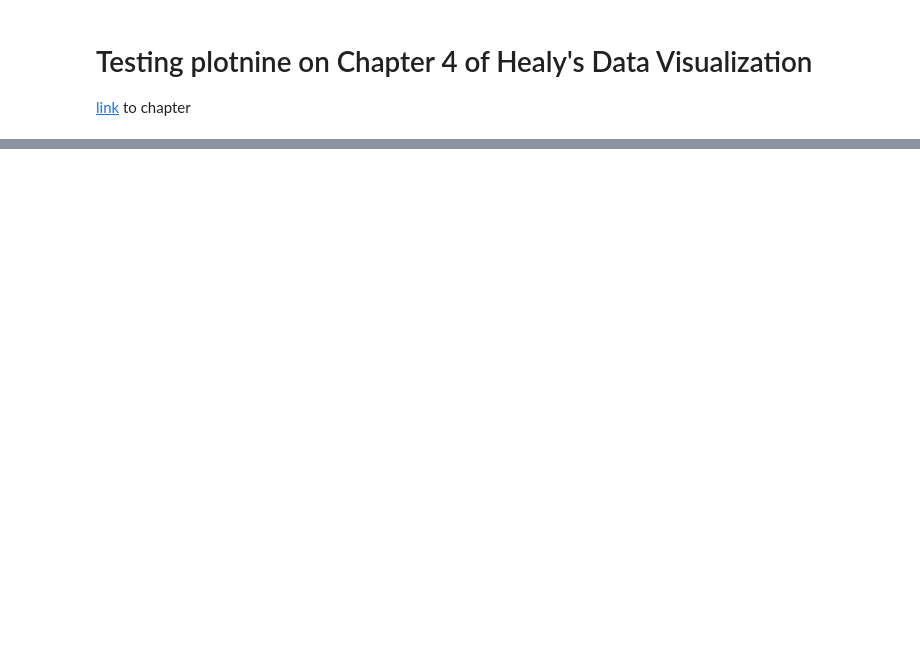
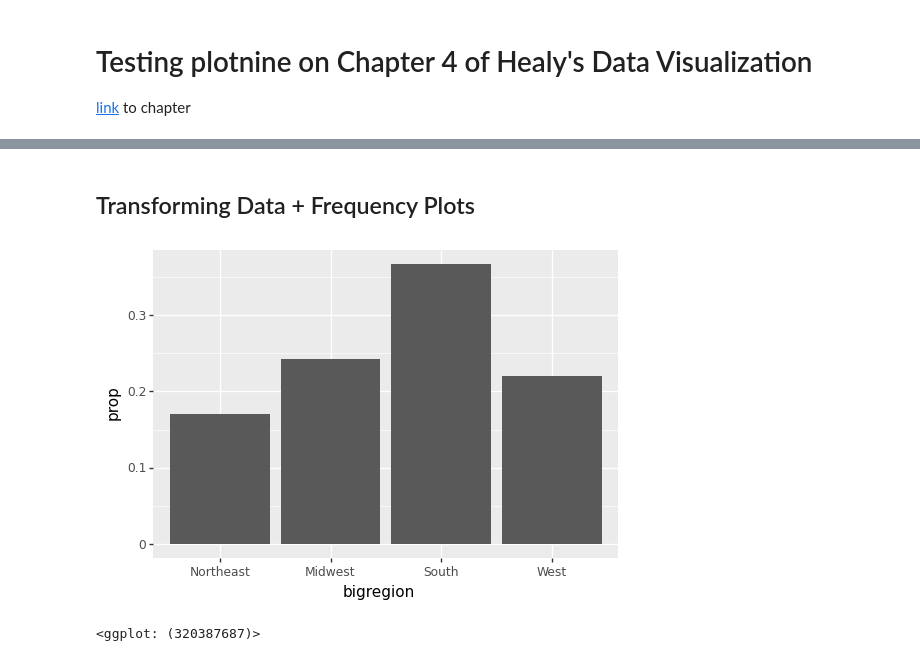
Before and after one commit to jkgiesler/healy-viz, a Jupyter notebook: chapter4-python.ipynb, the cells around one changed output, grey strips where cells are left out. Saved outputs shown, nothing was run; the diff lists cells and outputs as text; code cells hidden in the pictures; blank space fills up the shorter version.

Commit message:
move R code; geom_bar section done

```diff
--- a/chapter4-python.ipynb
+++ b/chapter4-python.ipynb
@@ -46,0 +55,14 @@ p + geom_point(alpha=0.2) + \
+# %% [markdown]
+## Transforming Data + Frequency Plots
+# %%
+# 4.8
+
+p = ggplot(
+    data=gss_sm,
+    mapping=aes(x='bigregion')
+)
+
+p+geom_bar(mapping=aes(y='..prop..'),group=1)
+# %% [output]
+[figure, added]
+<ggplot: (320387687)>
```
Also changed, not shown: parts of 13 cells of this notebook, 3 other files.
